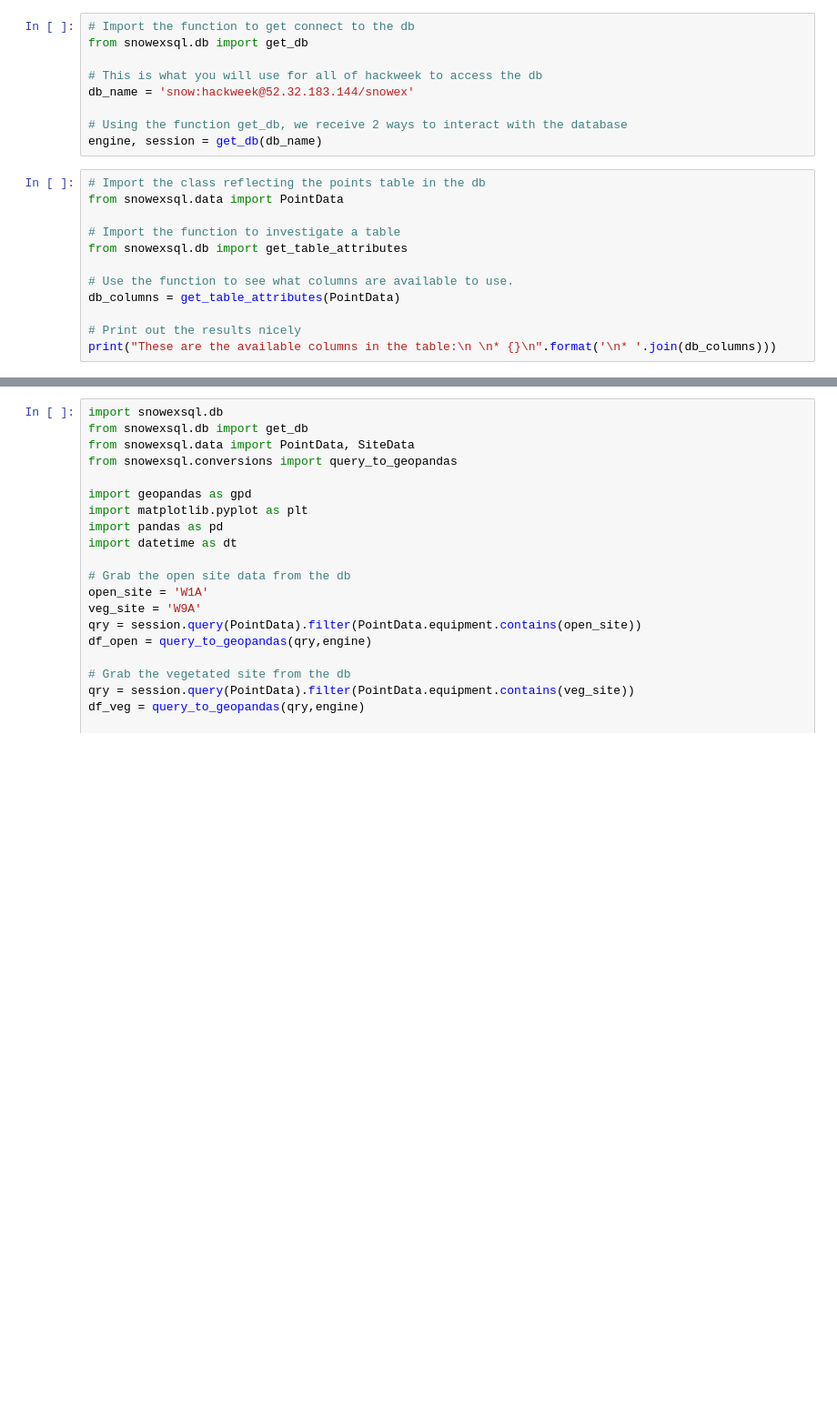
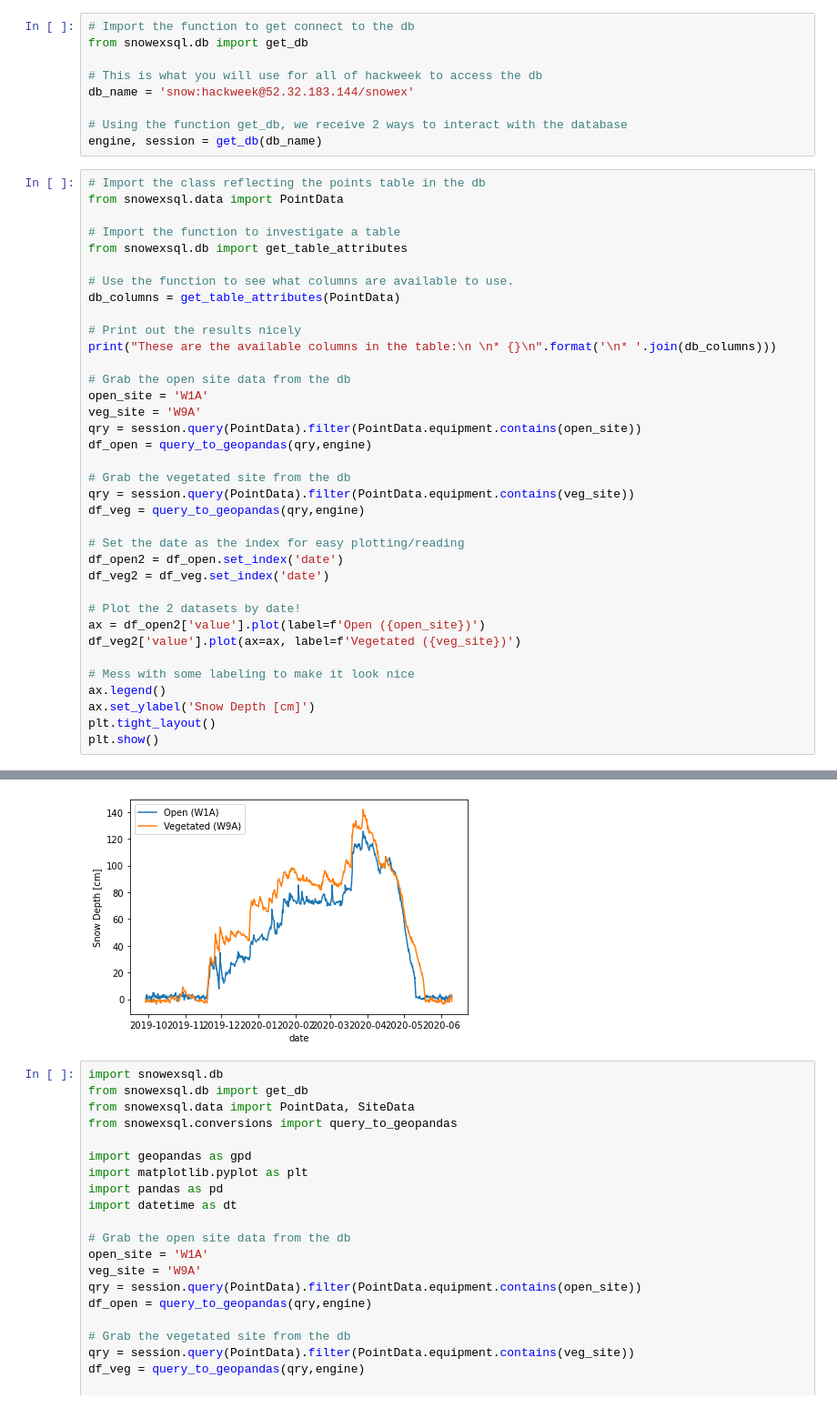
Before and after one commit to snowex-hackweek/cam-learning, a Jupyter notebook: contributors/marianne/SnowDepthDF.ipynb, the cells around one changed output, grey strips where cells are left out. Shown: that part at 91% size. Drawn from its saved outputs; the diff is of its cells as text; blank space fills up the shorter version.

```diff
--- a/contributors/marianne/SnowDepthDF.ipynb
+++ b/contributors/marianne/SnowDepthDF.ipynb
@@ -10,33 +10,58 @@ engine, session = get_db(db_name)
 # %%
 # Import the class reflecting the points table in the db
 from snowexsql.data import PointData
 
 # Import the function to investigate a table
 from snowexsql.db import get_table_attributes
 
 # Use the function to see what columns are available to use.
 db_columns = get_table_attributes(PointData)
 
 # Print out the results nicely
 print("These are the available columns in the table:\n \n* {}\n".format('\n* '.join(db_columns)))
+
+# Grab the open site data from the db
+open_site = 'W1A'
+veg_site = 'W9A'
+qry = session.query(PointData).filter(PointData.equipment.contains(open_site))
+df_open = query_to_geopandas(qry,engine)
+
+# Grab the vegetated site from the db
+qry = session.query(PointData).filter(PointData.equipment.contains(veg_site))
+df_veg = query_to_geopandas(qry,engine)
+
+# Set the date as the index for easy plotting/reading
+df_open2 = df_open.set_index('date')
+df_veg2 = df_veg.set_index('date')
+
+# Plot the 2 datasets by date!
+ax = df_open2['value'].plot(label=f'Open ({open_site})')
+df_veg2['value'].plot(ax=ax, label=f'Vegetated ({veg_site})')
+
+# Mess with some labeling to make it look nice
+ax.legend()
+ax.set_ylabel('Snow Depth [cm]')
+plt.tight_layout()
+plt.show()
 # %% [output]
 These are the available columns in the table:
 
 * date
 * date_accessed
 * doi
 * easting
 * elevation
 * equipment
 * geom
 * instrument
 * latitude
 * longitude
 ... (9 lines left out)
 * units
 * utm_zone
 * value
 * version_number
+[figure, added]
 # %%
 import snowexsql.db
 from snowexsql.db import get_db
```
Also changed, not shown: parts of 8 cells of this notebook.
